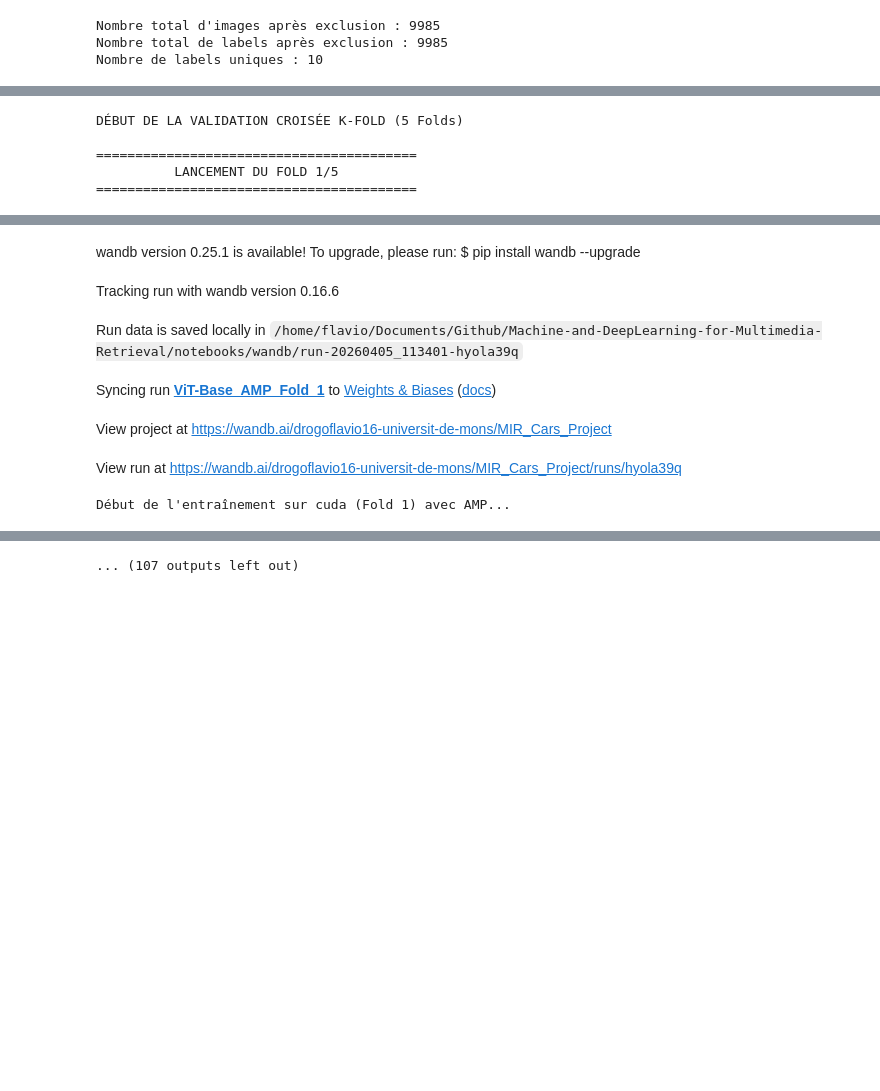
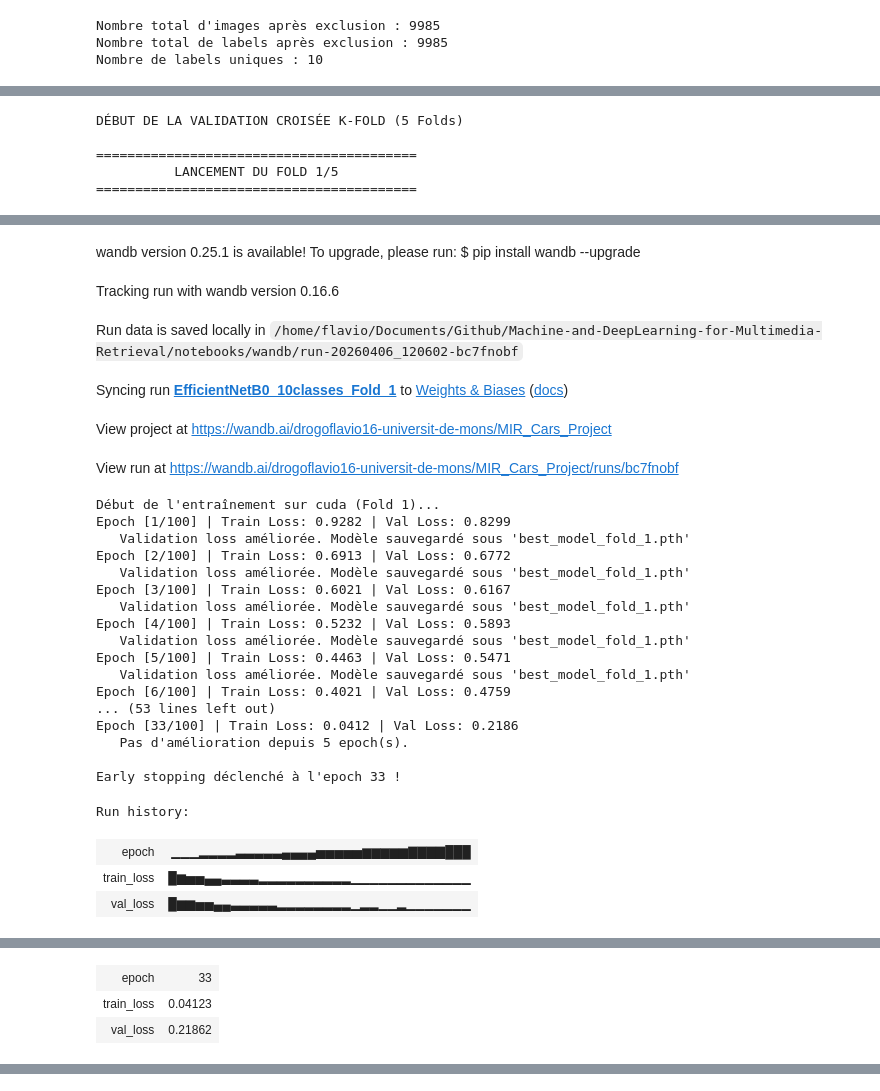
Before and after one commit to 16Flavio/Machine-and-DeepLearning-for-Multimedia-Retrieval, a Jupyter notebook: notebooks/01_descriptor_tests_metricslearning.ipynb, the cells around one changed output, grey strips where cells are left out. Cells and saved outputs as stored; diff of their text form; code cells hidden in the pictures; blank space fills up the shorter version.

```diff
--- a/notebooks/01_descriptor_tests_metricslearning.ipynb
+++ b/notebooks/01_descriptor_tests_metricslearning.ipynb
@@ -551,10 +541,10 @@ for fold_idx, (train_index, val_index) in enumerate(skf.split(X, y), 1):
     train_dataset = TripletCarsDataset(X_train, y_train, transform=train_transforms)
     val_dataset = TripletCarsDataset(X_val, y_val, transform=val_transforms)
 
-    train_loader = DataLoader(train_dataset, batch_size=32, shuffle=True, num_workers=4)
-    val_loader = DataLoader(val_dataset, batch_size=32, shuffle=False, num_workers=4)
+    train_loader = DataLoader(train_dataset, batch_size=16, shuffle=True, num_workers=4)
+    val_loader = DataLoader(val_dataset, batch_size=16, shuffle=False, num_workers=4)
 
-    model_for_this_fold = ViTMetricLearning(embedding_size=512)
+    model_for_this_fold = EfficientNetMetricLearning(embedding_size=512)
 
     trained_model, fold_best_val_loss = train_metric_learning_model(
         model=model_for_this_fold,
@@ -588,7 +577,27 @@ Warning: You are sending unauthenticated requests to the HF Hub. Please set a HF
 wandb version 0.25.1 is available! To upgrade, please run: $ pip install wandb --upgrade
 Tracking run with wandb version 0.16.6
-Run data is saved locally in /home/flavio/Documents/Github/Machine-and-DeepLearning-for-Multimedia-Retrieval/notebooks/wandb/run-20260405_113401-hyola39q
+Run data is saved locally in /home/flavio/Documents/Github/Machine-and-DeepLearning-for-Multimedia-Retrieval/notebooks/wandb/run-20260406_120602-bc7fnobf
-Syncing run ViT-Base_AMP_Fold_1 to Weights & Biases (docs)
+Syncing run EfficientNetB0_10classes_Fold_1 to Weights & Biases (docs)
 View project at https://wandb.ai/drogoflavio16-universit-de-mons/MIR_Cars_Project
-View run at https://wandb.ai/drogoflavio16-universit-de-mons/MIR_Cars_Project/runs/hyola39q
+View run at https://wandb.ai/drogoflavio16-universit-de-mons/MIR_Cars_Project/runs/bc7fnobf
+Début de l'entraînement sur cuda (Fold 1)...
+Epoch [1/100] | Train Loss: 0.9282 | Val Loss: 0.8299
+   Validation loss améliorée. Modèle sauvegardé sous 'best_model_fold_1.pth'
+Epoch [2/100] | Train Loss: 0.6913 | Val Loss: 0.6772
+   Validation loss améliorée. Modèle sauvegardé sous 'best_model_fold_1.pth'
+Epoch [3/100] | Train Loss: 0.6021 | Val Loss: 0.6167
+   Validation loss améliorée. Modèle sauvegardé sous 'best_model_fold_1.pth'
+Epoch [4/100] | Train Loss: 0.5232 | Val Loss: 0.5893
+   Validation loss améliorée. Modèle sauvegardé sous 'best_model_fold_1.pth'
+Epoch [5/100] | Train Loss: 0.4463 | Val Loss: 0.5471
+   Validation loss améliorée. Modèle sauvegardé sous 'best_model_fold_1.pth'
+Epoch [6/100] | Train Loss: 0.4021 | Val Loss: 0.4759
+... (53 lines left out)
+Epoch [33/100] | Train Loss: 0.0412 | Val Loss: 0.2186
+   Pas d'amélioration depuis 5 epoch(s).
+
+Early stopping déclenché à l'epoch 33 !
-Début de l'entraînement sur cuda (Fold 1) avec AMP...
+Run history:
+| epoch | ▁▁▁▂▂▂▂▃▃▃▃▃▄▄▄▄▅▅▅▅▅▆▆▆▆▆▇▇▇▇███ |
+| train_loss | █▆▅▅▄▄▃▃▃▃▂▂▂▂▂▂▂▂▂▂▁▁▁▁▁▁▁▁▁▁▁▁▁ |
+| val_loss | █▆▆▅▅▄▄▃▃▃▃▃▂▂▂▂▂▂▂▂▁▂▂▁▁▂▁▁▁▁▁▁▁ |
@@ -596,0 +605,3 @@ Epoch [1/100] | Train Loss: 0.3403 | Val Loss: 0.2853
+| epoch | 33 |
+| train_loss | 0.04123 |
+| val_loss | 0.21862 |
@@ -601,4 +609,3 @@ Epoch [3/100] | Train Loss: 0.2299 | Val Loss: 0.2316
-... (107 outputs left out)
 # %%
 import time
 
```
Also changed, not shown: parts of 6 cells of this notebook.
